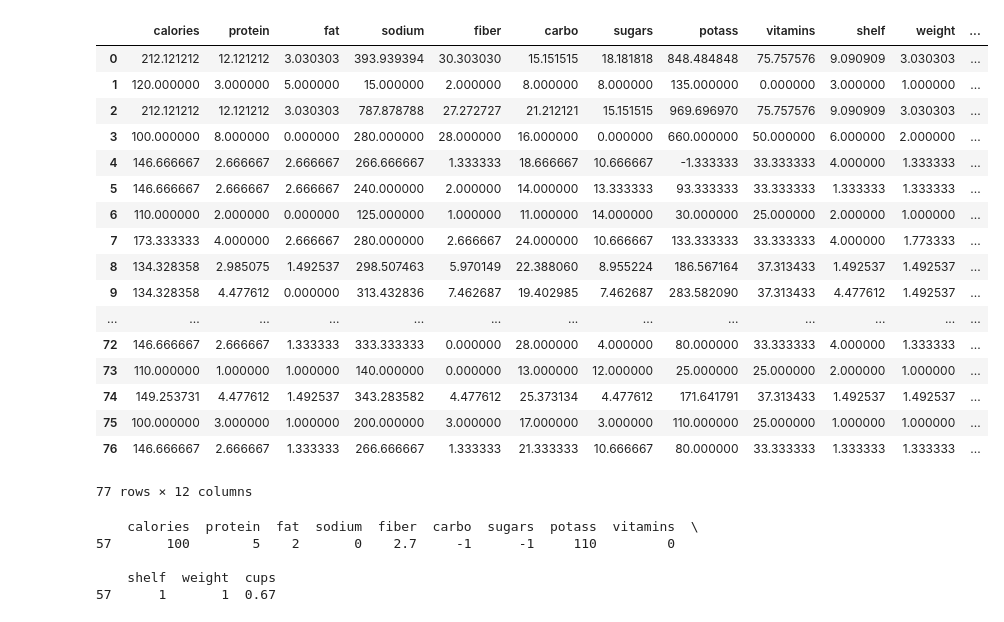
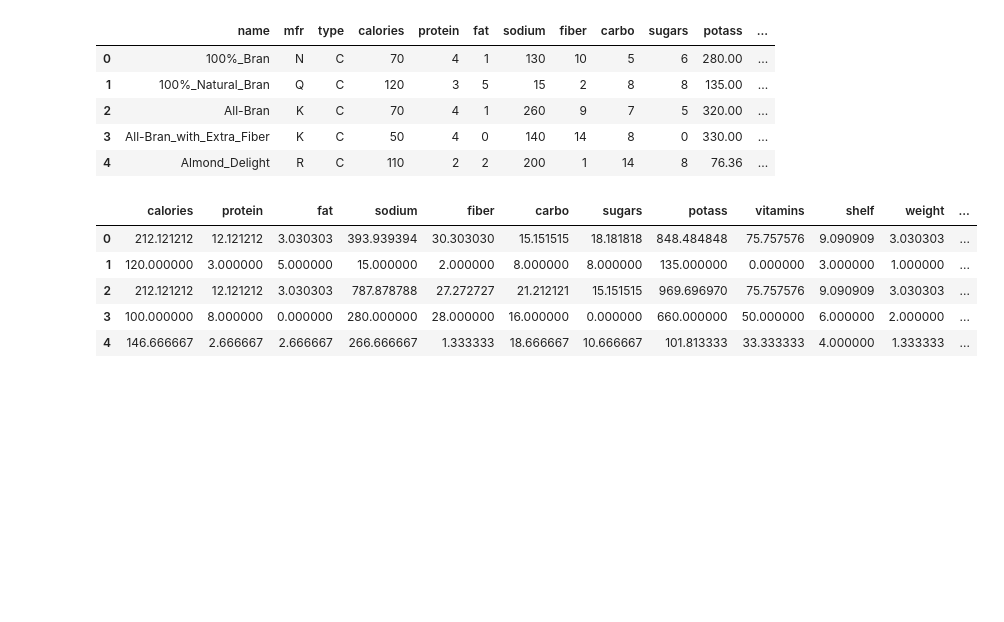
Before and after one commit to tiy-gvl-python/honey-nut-clusters, a Jupyter notebook: HoneyBunchesOfOats.ipynb, the cells around one changed output. Saved outputs shown, nothing was run; the diff lists cells and outputs as text; code cells hidden in the pictures; blank space fills up the shorter version.

```diff
--- a/HoneyBunchesOfOats.ipynb
+++ b/HoneyBunchesOfOats.ipynb
@@ -32,0 +56,14 @@ cereal
+# %%
+cereal = pd.read_csv("cereals.csv")
+cereal.loc[57, 'carbo'] = 12.04
+cereal.loc[57, 'sugars'] = 15.94
+cereal.loc[4, 'potass'] = 76.36
+cereal.loc[20, 'potass'] = 65.44
+cereal.head()
+# %% [output]
+|  | name | mfr | type | calories | protein | fat | sodium | fiber | carbo | sugars | potass | ... |
+| 0 | 100%_Bran | N | C | 70 | 4 | 1 | 130 | 10 | 5 | 6 | 280.00 | ... |
+| 1 | 100%_Natural_Bran | Q | C | 120 | 3 | 5 | 15 | 2 | 8 | 8 | 135.00 | ... |
+| 2 | All-Bran | K | C | 70 | 4 | 1 | 260 | 9 | 7 | 5 | 320.00 | ... |
+| 3 | All-Bran_with_Extra_Fiber | K | C | 50 | 4 | 0 | 140 | 14 | 8 | 0 | 330.00 | ... |
+| 4 | Almond_Delight | R | C | 110 | 2 | 2 | 200 | 1 | 14 | 8 | 76.36 | ... |
@@ -33,43 +74,18 @@ cereal
 # %%
 def adjust(data):
     for index, row in data.iterrows():
         #print(index)
         #print(data[index:])
         dvideby = 1 / data.cups[index]
         # print(dvideby)
         #print(row)
         data[index:] = data[index:] * dvideby
     return data
-adjust(cereal)
+adjust(cereal).head()
 # %% [output]
 |  | calories | protein | fat | sodium | fiber | carbo | sugars | potass | vitamins | shelf | weight | ... |
 | 0 | 212.121212 | 12.121212 | 3.030303 | 393.939394 | 30.303030 | 15.151515 | 18.181818 | 848.484848 | 75.757576 | 9.090909 | 3.030303 | ... |
 | 1 | 120.000000 | 3.000000 | 5.000000 | 15.000000 | 2.000000 | 8.000000 | 8.000000 | 135.000000 | 0.000000 | 3.000000 | 1.000000 | ... |
 | 2 | 212.121212 | 12.121212 | 3.030303 | 787.878788 | 27.272727 | 21.212121 | 15.151515 | 969.696970 | 75.757576 | 9.090909 | 3.030303 | ... |
 | 3 | 100.000000 | 8.000000 | 0.000000 | 280.000000 | 28.000000 | 16.000000 | 0.000000 | 660.000000 | 50.000000 | 6.000000 | 2.000000 | ... |
-| 4 | 146.666667 | 2.666667 | 2.666667 | 266.666667 | 1.333333 | 18.666667 | 10.666667 | -1.333333 | 33.333333 | 4.000000 | 1.333333 | ... |
-| 5 | 146.666667 | 2.666667 | 2.666667 | 240.000000 | 2.000000 | 14.000000 | 13.333333 | 93.333333 | 33.333333 | 1.333333 | 1.333333 | ... |
-| 6 | 110.000000 | 2.000000 | 0.000000 | 125.000000 | 1.000000 | 11.000000 | 14.000000 | 30.000000 | 25.000000 | 2.000000 | 1.000000 | ... |
-| 7 | 173.333333 | 4.000000 | 2.666667 | 280.000000 | 2.666667 | 24.000000 | 10.666667 | 133.333333 | 33.333333 | 4.000000 | 1.773333 | ... |
-| 8 | 134.328358 | 2.985075 | 1.492537 | 298.507463 | 5.970149 | 22.388060 | 8.955224 | 186.567164 | 37.313433 | 1.492537 | 1.492537 | ... |
-| 9 | 134.328358 | 4.477612 | 0.000000 | 313.432836 | 7.462687 | 19.402985 | 7.462687 | 283.582090 | 37.313433 | 4.477612 | 1.492537 | ... |
-| ... | ... | ... | ... | ... | ... | ... | ... | ... | ... | ... | ... | ... |
-| 72 | 146.666667 | 2.666667 | 1.333333 | 333.333333 | 0.000000 | 28.000000 | 4.000000 | 80.000000 | 33.333333 | 4.000000 | 1.333333 | ... |
-| 73 | 110.000000 | 1.000000 | 1.000000 | 140.000000 | 0.000000 | 13.000000 | 12.000000 | 25.000000 | 25.000000 | 2.000000 | 1.000000 | ... |
-| 74 | 149.253731 | 4.477612 | 1.492537 | 343.283582 | 4.477612 | 25.373134 | 4.477612 | 171.641791 | 37.313433 | 1.492537 | 1.492537 | ... |
-| 75 | 100.000000 | 3.000000 | 1.000000 | 200.000000 | 3.000000 | 17.000000 | 3.000000 | 110.000000 | 25.000000 | 1.000000 | 1.000000 | ... |
-| 76 | 146.666667 | 2.666667 | 1.333333 | 266.666667 | 1.333333 | 21.333333 | 10.666667 | 80.000000 | 33.333333 | 1.333333 | 1.333333 | ... |
+| 4 | 146.666667 | 2.666667 | 2.666667 | 266.666667 | 1.333333 | 18.666667 | 10.666667 | 101.813333 | 33.333333 | 4.000000 | 1.333333 | ... |
-77 rows × 12 columns
-# %%
-cerealmis = cereal[cereal.carbo == -1]
-cereal = cereal[cereal >= 0]
-cerealmiscol = cerealmis[['calories', 'protein', 'fat', 'sodium', 'fiber', 'sugars', 'potass', 'vitamins', 'shelf', 'weight', 'cups']]
-cereal = cereal.dropna()
-celist = list(cerealmiscol.iloc[0,:])
-print(cerealmis)
-# %% [output]
-    calories  protein  fat  sodium  fiber  carbo  sugars  potass  vitamins  \
-57       100        5    2       0    2.7     -1      -1     110         0
-
-    shelf  weight  cups
-57      1       1  0.67
```
Also changed, not shown: parts of 31 cells of this notebook.
